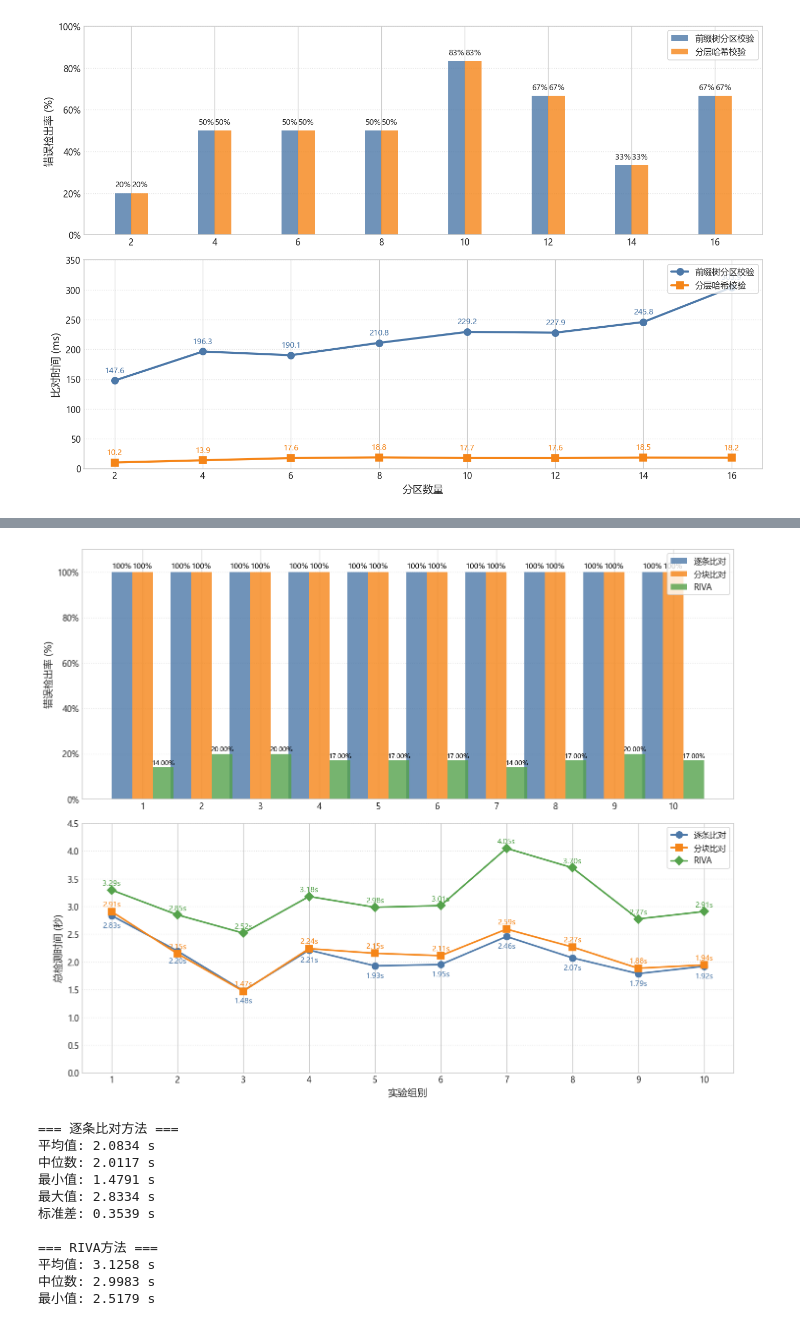
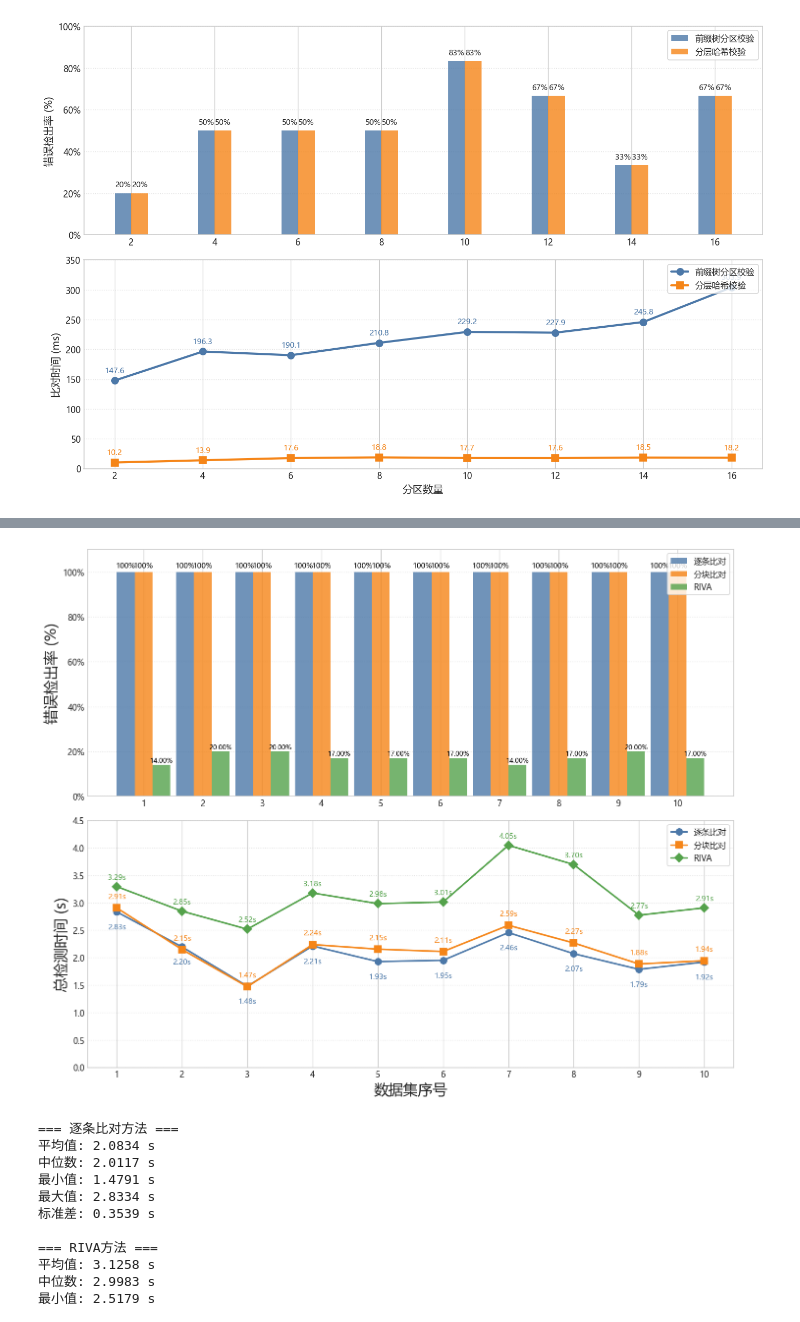
Before and after one commit to Orange313/AriaDB-for-SDCs, a Jupyter notebook: error_detection/draw.ipynb, the cells around one changed output, grey strips where cells are left out. Drawn from its saved outputs; the diff is of its cells as text; code cells hidden in the pictures.

```diff
--- a/error_detection/draw.ipynb
+++ b/error_detection/draw.ipynb
@@ -218,17 +332,38 @@ line4, = ax3.plot(groups, improved_total_times, color=colors[1],
                  marker='s', markersize=10, linewidth=2.5, label='分层哈希校验')
 
 ax3.set_xticks(groups)
-ax3.set_xlabel('实验组别', fontsize=12)
+ax3.set_xlabel('数据集序号', fontsize=12)
 ax3.set_ylabel('总检测时间 (ms)', fontsize=12)
 ax3.set_ylim(0, 450)
 ax3.grid(axis='y', linestyle=':', alpha=0.6)
 
-# 添加数据标签
+# 添加数据标签（特别处理第6组）
 for x, y1, y2 in zip(groups, basic_total_times, improved_total_times):
-    ax3.text(x, y1-25, f'{y1:.1f}', ha='center', va='bottom',
-            fontsize=9, color=colors[0])
-    ax3.text(x, y2+10, f'{y2:.1f}', ha='center', va='bottom',
-            fontsize=9, color=colors[1])
+    if x == 2:  # 处理第5组
+        ax3.text(x, y1-35, f'{y1:.1f}', ha='center', va='bottom',
+                fontsize=9, color=colors[0])
+        ax3.text(x, y2+35, f'{y2:.1f}', ha='center', va='top',
+                fontsize=9, color=colors[1])
+    elif x == 5:  # 处理第5组
+        ax3.text(x, y1+15, f'{y1:.1f}', ha='center', va='bottom',
+                fontsize=9, color=colors[0])
+        ax3.text(x, y2-15, f'{y2:.1f}', ha='center', va='top',
+                fontsize=9, color=colors[1])
+    elif x == 6:  # 处理第6组
+        ax3.text(x, y1+15, f'{y1:.1f}', ha='center', va='bottom',
+                fontsize=9, color=colors[0])
+        ax3.text(x, y2-15, f'{y2:.1f}', ha='center', va='top',
+                fontsize=9, color=colors[1])
+    elif x == 7:  # 处理第7组
+        ax3.text(x, y1-35, f'{y1:.1f}', ha='center', va='bottom',
+                fontsize=9, color=colors[0])
+        ax3.text(x, y2+35, f'{y2:.1f}', ha='center', va='top',
+                fontsize=9, color=colors[1])
+    else:  # 其他组
+        ax3.text(x, y1+10, f'{y1:.1f}', ha='center', va='bottom',
+                fontsize=9, color=colors[0])
+        ax3.text(x, y2+10, f'{y2:.1f}', ha='center', va='bottom',
+                fontsize=9, color=colors[1])
 
 # 合并图例
 lines = [line1, line2]
@@ -279,7 +503,7 @@ fig, (ax1, ax2) = plt.subplots(2, 1, figsize=(12, 10), dpi=120)
 
 # ========== 错误检出率对比 ==========
 colors = ['#4C78A8', '#F58518', '#54A24B']  # 蓝,橙,绿
-width = 0.35
+width = 0.30
 
 # 为每种方法创建柱状图
 for i, method in enumerate(methods):
@@ -297,7 +521,7 @@ for i, method in enumerate(methods):
                     fontsize=9, color='black')
 
 ax1.set_xticks(groups)
-ax1.set_ylabel('错误检出率 (%)', fontsize=12)
+ax1.set_ylabel('错误检出率 (%)', fontsize=18)
 ax1.set_ylim(0, 110)
 ax1.yaxis.set_major_formatter(PercentFormatter(100))
 ax1.grid(axis='y', linestyle=':', alpha=0.6)
@@ -314,37 +538,37 @@ markers = ['o', 's', 'D']  # 圆形,方形,菱形
 #     # 添加数据标签
 #     for x, y in zip(groups, total_times[method]):
 #         ax2.text(x, y+0.1, f'{y:.2f}s', ha='center', va='bottom',
 #                 fontsize=9, color=colors[i])
 
-label_offsets = [-0.25, 0.25, 0.10]  # 为每种方法设置不同的垂直偏移量
+label_offsets = [-0.35, 0.28, 0.10]  # 为每种方法设置不同的垂直偏移量
 valigns = ['bottom', 'top', 'bottom']  # 为每种方法设置不同的垂直对齐方式
 
 for i, method in enumerate(methods):
     ax2.plot(groups, total_times[method], color=colors[i],
             marker=markers[i], markersize=8, linewidth=2,
             label=method, zorder=3)
 
     # 添加数据标签，每种方法使用独立的偏移和对齐
     for x, y in zip(groups, total_times[method]):
         ax2.text(x, y + label_offsets[i], f'{y:.2f}s',
                 ha='center', va=valigns[i],  # 使用独立的对齐方式
                 fontsize=9, color=colors[i])
 
 ax2.set_xticks(groups)
-ax2.set_xlabel('实验组别', fontsize=12)
-ax2.set_ylabel('总检测时间 (秒)', fontsize=12)
+ax2.set_xlabel('数据集序号', fontsize=18)
+ax2.set_ylabel('总检测时间 (s)', fontsize=18)
 ax2.set_ylim(0, 4.5)
 ax2.grid(axis='y', linestyle=':', alpha=0.6)
 ax2.legend(loc='upper right', frameon=True)
 
 # 调整布局
 plt.tight_layout(rect=[0, 0, 1, 0.96])
 
 # 保存图像
 plt.savefig('log_comparison.png', dpi=300, bbox_inches='tight', transparent=True)
 plt.show()
 # %% [output]
-[figure, old version]
+[figure, new version]
 # %%
 import numpy as np
 from scipy import stats
```
Also changed, not shown: parts of 3 cells of this notebook, 9 other files.
